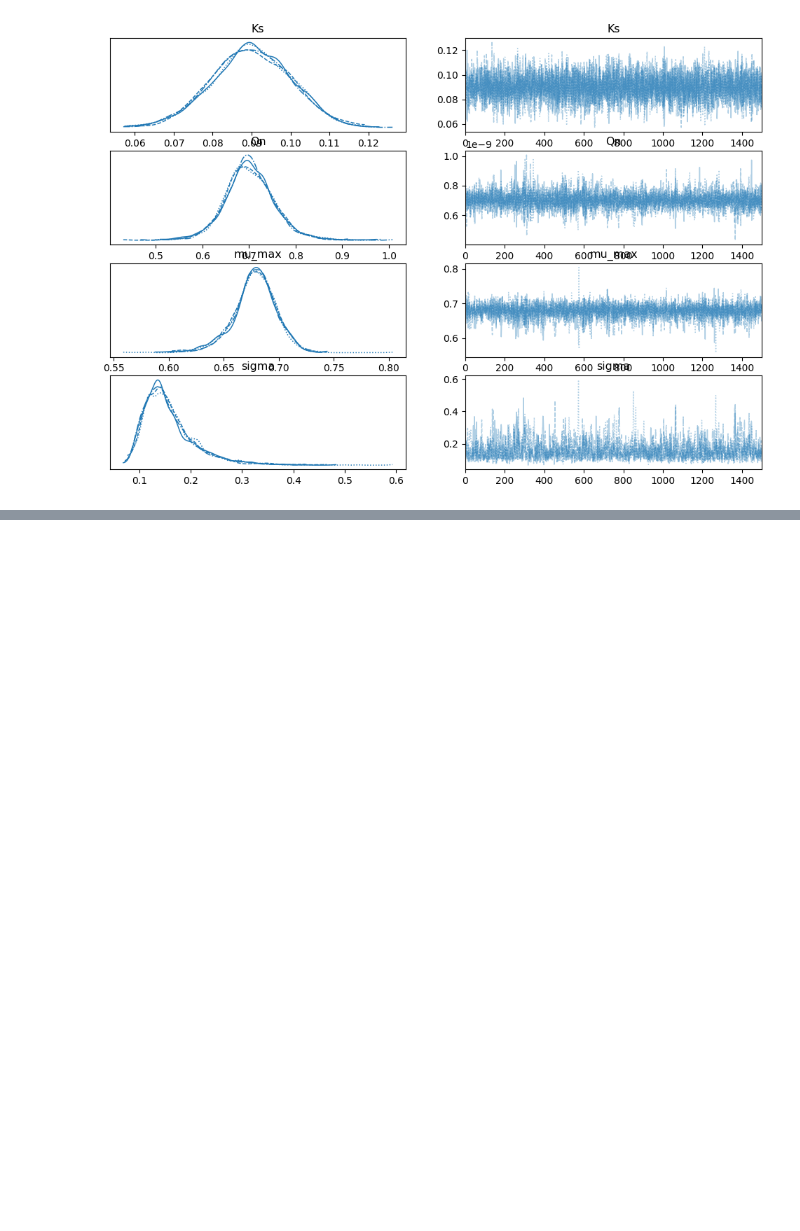
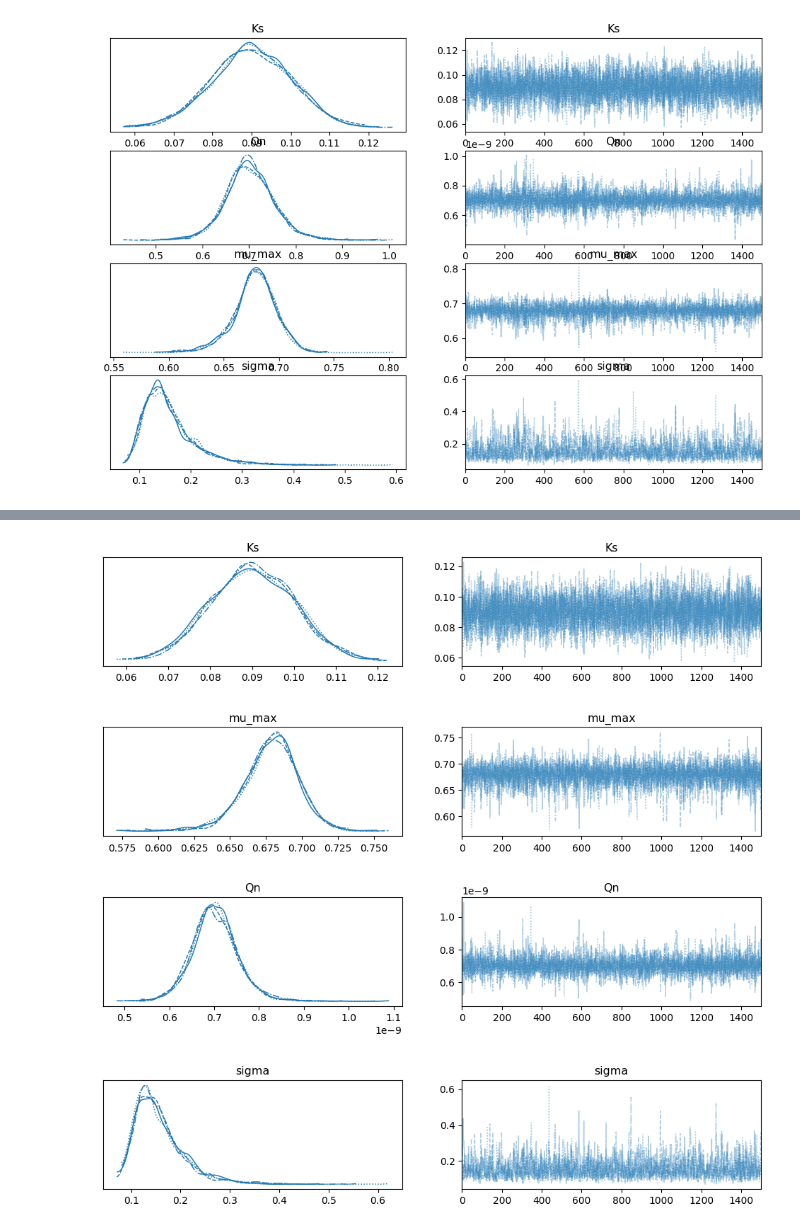
Before and after one commit to B2-Bayesian-for-Biology/pymc-ODE-inference, a Jupyter notebook: notebooks/bayesian_fits-diff_samplers.ipynb, the cells around one changed output, grey strips where cells are left out. Cells and saved outputs as stored; diff of their text form; code cells hidden in the pictures; blank space fills up the shorter version.

```diff
--- a/notebooks/bayesian_fits-diff_samplers.ipynb
+++ b/notebooks/bayesian_fits-diff_samplers.ipynb
@@ -396,0 +404,15 @@ Sampling 4 chains for 1_500 tune and 1_500 draw iterations (6_000 + 6_000 draws
+# %%
+# 2. Plot trace plots for the chains
+az.plot_trace(trace_pymc_ode,compact='False',var_names=("Ks"))
+plt.show()
+az.plot_trace(trace_pymc_ode,compact='False',var_names=("mu_max"))
+plt.show()
+az.plot_trace(trace_pymc_ode,compact='False',var_names=("Qn"))
+plt.show()
+az.plot_trace(trace_pymc_ode,compact='False',var_names=("sigma"))
+plt.show()
+# %% [output]
+[figure, added]
+[figure, added]
+[figure, added]
+[figure, added]
```
Also changed, not shown: parts of 7 cells of this notebook.
